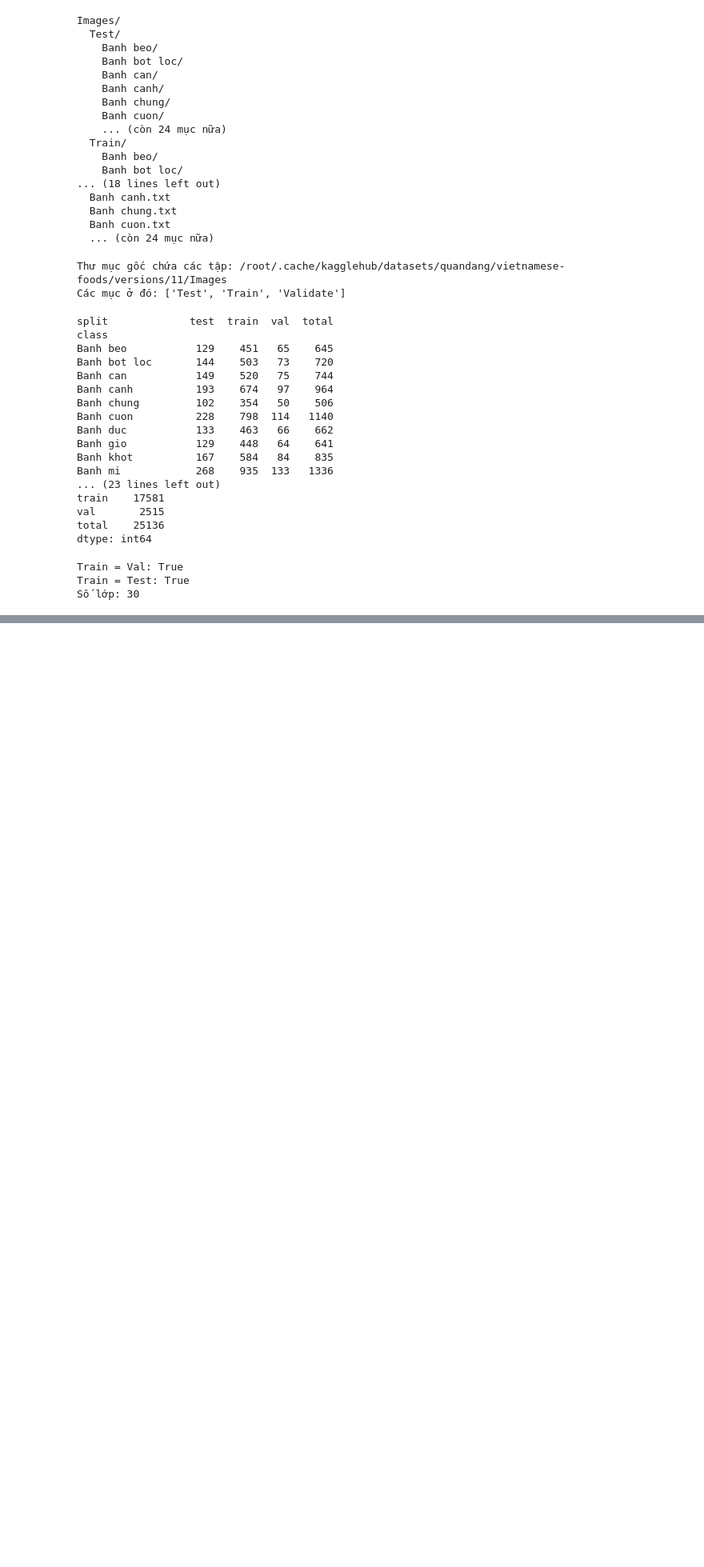
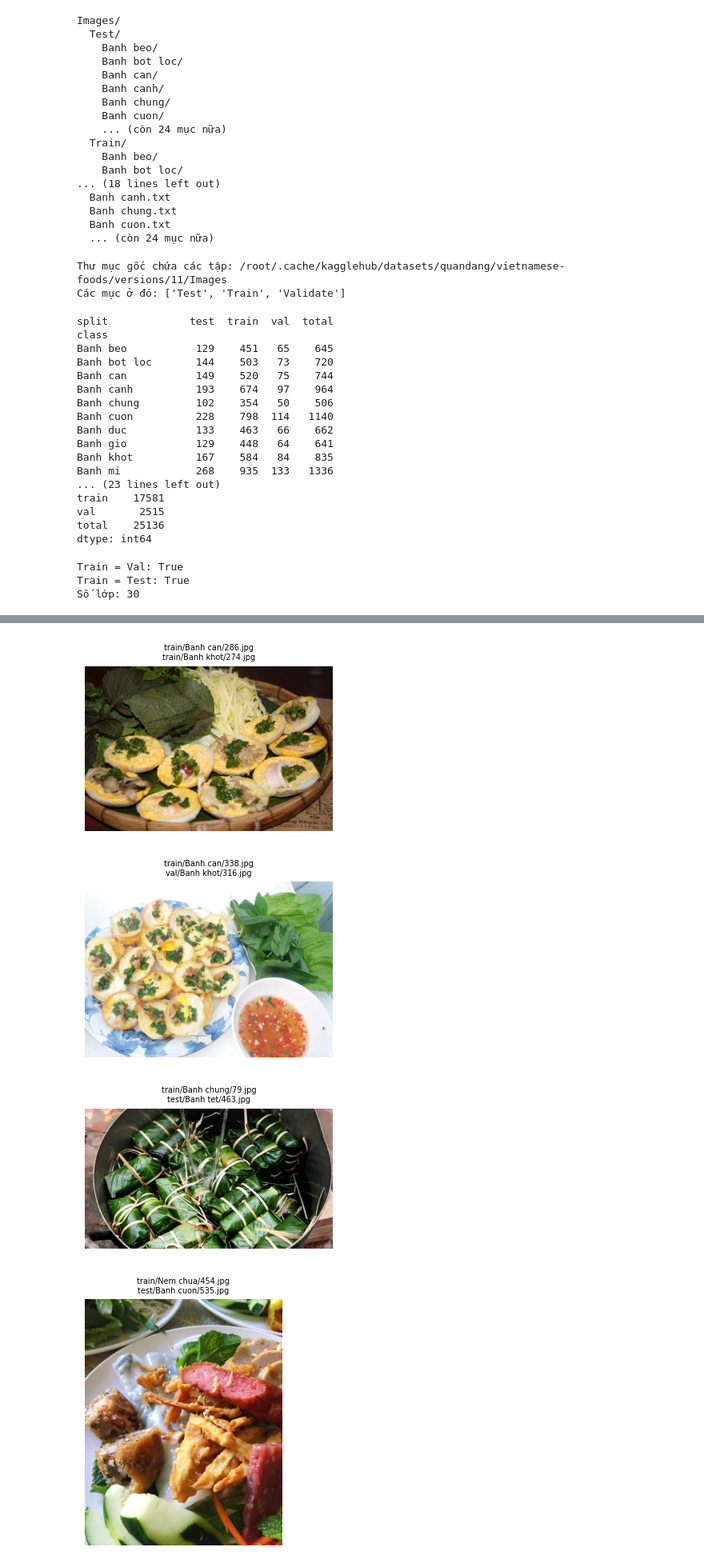
Before and after one commit to nghialv108/vietnamese-foods-classification, a Jupyter notebook: 01_eda_30vnfoods.ipynb, the cells around one changed output, grey strips where cells are left out. Shown at 80% size. Cells and saved outputs as stored; diff of their text form; code cells hidden in the pictures; blank space fills up the shorter version.

```diff
--- a/01_eda_30vnfoods.ipynb
+++ b/01_eda_30vnfoods.ipynb
@@ -72,7 +75,7 @@ Images/
 import pandas as pd
 from pathlib import Path
 
-dataset_root = Path("/root/.cache/kagglehub/datasets/quandang/vietnamese-foods/versions/11")
+dataset_root = Path(path)
 
 # Tìm thư mục chứa train/test/validation, kể cả khi nằm lồng bên trong
 base = next(p.parent for p in dataset_root.rglob("*") if p.is_dir() and p.name.lower() == "train")
@@ -129,0 +189,25 @@ Số lớp: 30
+# %%
+import hashlib
+from collections import defaultdict
+
+def md5(path):
+    h = hashlib.md5()
+    with open(path, "rb") as fh:
+        for chunk in iter(lambda: fh.read(1 << 20), b""):
+            h.update(chunk)
+    return h.hexdigest()
+
+groups = defaultdict(list)
+for split_name, d in splits.items():
+    for f in d.rglob("*"):
+        if f.is_file():
+            groups[md5(f)].append((split_name, f.parent.name, f.name))
+
+dups = [v for v in groups.values() if len(v) > 1]
+cross_split = [v for v in dups if len({s for s, _, _ in v}) > 1]
+cross_label = [v for v in dups if len({c for _, c, _ in v}) > 1]
+
+print("Nhóm ảnh trùng:", len(dups))
+print("Trùng giữa các tập (nguy hiểm):", len(cross_split))
+print("Trùng nhưng khác nhãn (sai nhãn):", len(cross_label))
+print(cross_split[:3])
@@ -129,0 +219,19 @@ Số lớp: 30
+# %%
+import matplotlib.pyplot as plt
+from PIL import Image
+
+def show_group(g):
+    fig, ax = plt.subplots(1, 1, figsize=(4, 4))
+    s, c, n = g[0]
+    ax.imshow(Image.open(splits[s] / c / n).convert("RGB"))
+    ax.axis("off")
+    ax.set_title("\n".join(f"{s}/{c}/{n}" for s, c, n in g), fontsize=7)
+    plt.show()
+
+for g in cross_label[:6]:
+    show_group(g)
+# %% [output]
+[figure, added]
+[figure, added]
+[figure, added]
+[figure, added]
```
Also changed, not shown: parts of 10 cells of this notebook.
